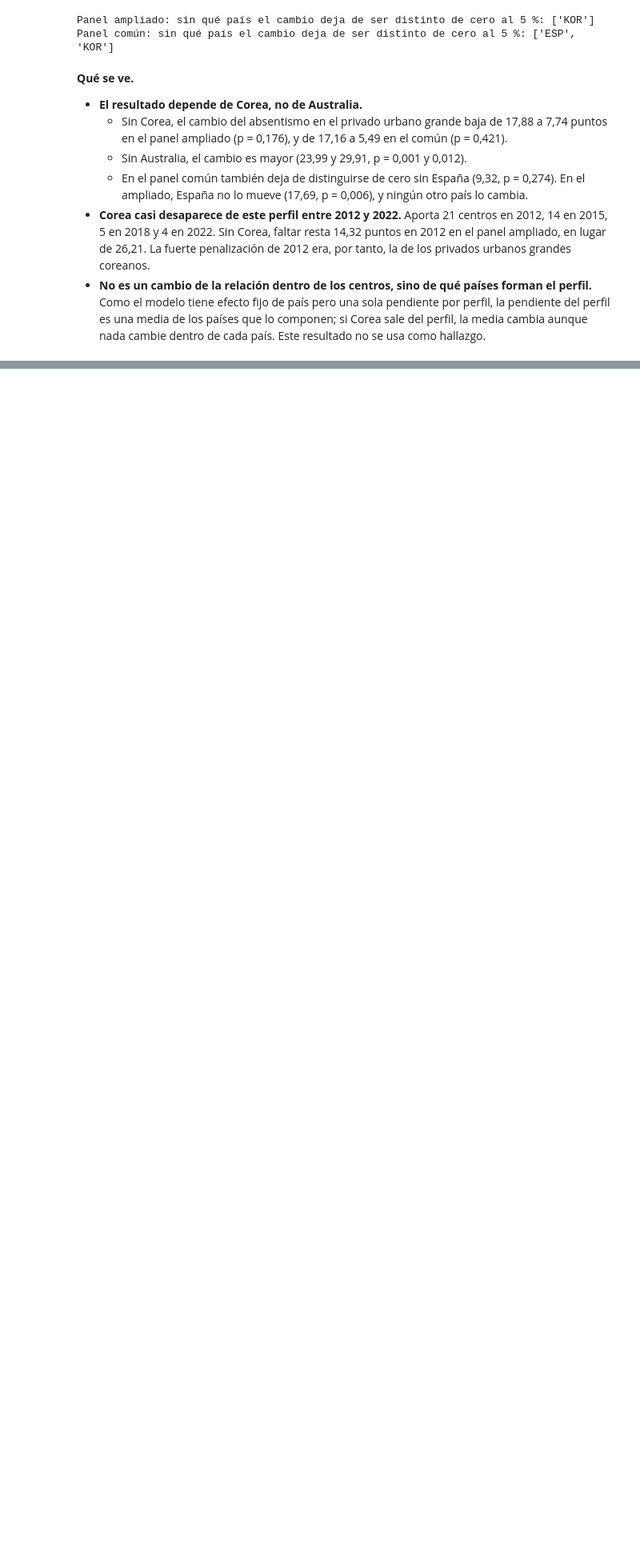
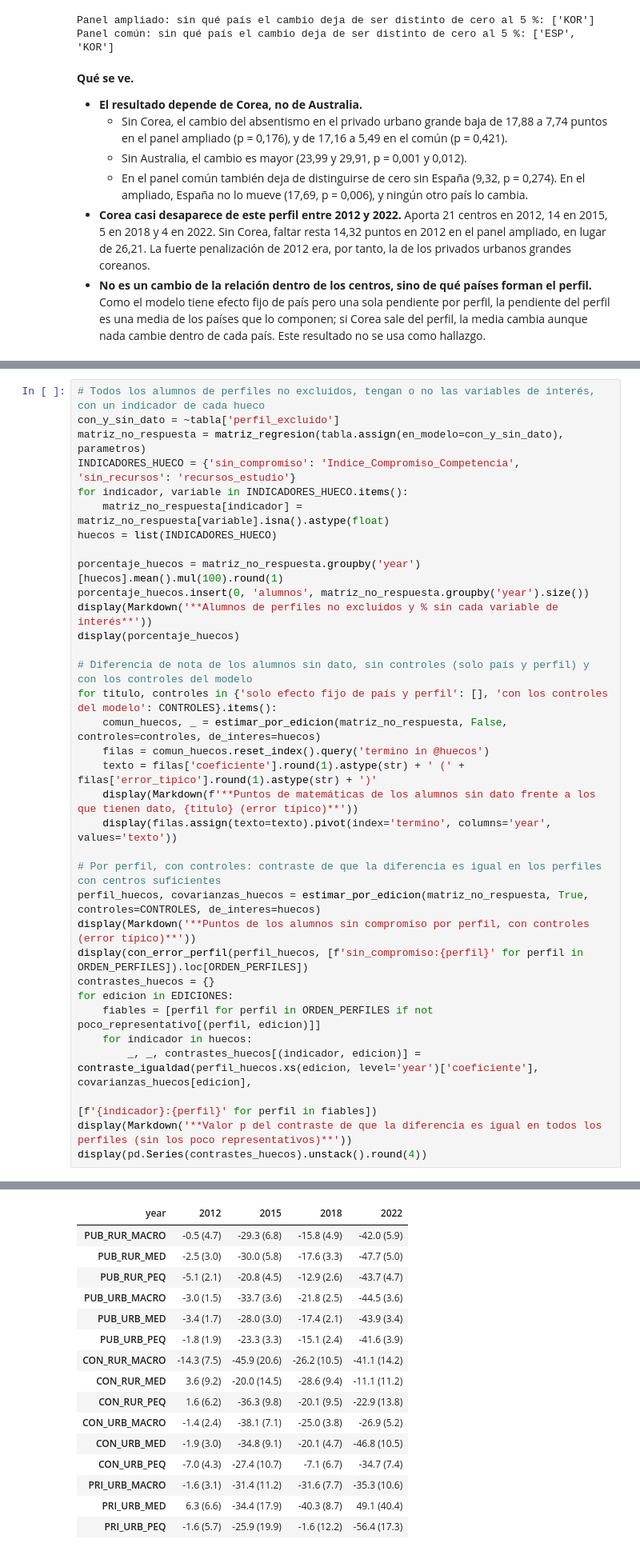
Before and after one commit to musero55/tfm_agente_pisa, a Jupyter notebook: notebooks/fase_3_modelado/03_robustez_regresion.ipynb, the cells around one changed output, grey strips where cells are left out. Shown at 80% size. Drawn from its saved outputs; the diff is of its cells as text; blank space fills up the shorter version.

```diff
--- a/notebooks/fase_3_modelado/03_robustez_regresion.ipynb
+++ b/notebooks/fase_3_modelado/03_robustez_regresion.ipynb
@@ -962,0 +987,35 @@ Panel común: sin qué país el cambio deja de ser distinto de cero al 5 %: ['ES
+# %%
+# Todos los alumnos de perfiles no excluidos, tengan o no las variables de interés, con un indicador de cada hueco
+con_y_sin_dato = ~tabla['perfil_excluido']
+matriz_no_respuesta = matriz_regresion(tabla.assign(en_modelo=con_y_sin_dato), parametros)
+INDICADORES_HUECO = {'sin_compromiso': 'Indice_Compromiso_Competencia', 'sin_recursos': 'recursos_estudio'}
+for indicador, variable in INDICADORES_HUECO.items():
+    matriz_no_respuesta[indicador] = matriz_no_respuesta[variable].isna().astype(float)
+huecos = list(INDICADORES_HUECO)
+
+porcentaje_huecos = matriz_no_respuesta.groupby('year')[huecos].mean().mul(100).round(1)
+porcentaje_huecos.insert(0, 'alumnos', matriz_no_respuesta.groupby('year').size())
+display(Markdown('**Alumnos de perfiles no excluidos y % sin cada variable de interés**'))
+display(porcentaje_huecos)
+
+# Diferencia de nota de los alumnos sin dato, sin controles (solo país y perfil) y con los controles del modelo
+for titulo, controles in {'solo efecto fijo de país y perfil': [], 'con los controles del modelo': CONTROLES}.items():
+    comun_huecos, _ = estimar_por_edicion(matriz_no_respuesta, False, controles=controles, de_interes=huecos)
+    filas = comun_huecos.reset_index().query('termino in @huecos')
+    texto = filas['coeficiente'].round(1).astype(str) + ' (' + filas['error_tipico'].round(1).astype(str) + ')'
+    display(Markdown(f'**Puntos de matemáticas de los alumnos sin dato frente a los que tienen dato, {titulo} (error típico)**'))
+    display(filas.assign(texto=texto).pivot(index='termino', columns='year', values='texto'))
+
+# Por perfil, con controles: contraste de que la diferencia es igual en los perfiles con centros suficientes
+perfil_huecos, covarianzas_huecos = estimar_por_edicion(matriz_no_respuesta, True, controles=CONTROLES, de_interes=huecos)
+display(Markdown('**Puntos de los alumnos sin compromiso por perfil, con controles (error típico)**'))
+display(con_error_perfil(perfil_huecos, [f'sin_compromiso:{perfil}' for perfil in ORDEN_PERFILES]).loc[ORDEN_PERFILES])
+contrastes_huecos = {}
+for edicion in EDICIONES:
+    fiables = [perfil for perfil in ORDEN_PERFILES if not poco_representativo[(perfil, edicion)]]
+    for indicador in huecos:
+        _, _, contrastes_huecos[(indicador, edicion)] = contraste_igualdad(perfil_huecos.xs(edicion, level='year')['coeficiente'], covarianzas_huecos[edicion],
+                                                                           [f'{indicador}:{perfil}' for perfil in fiables])
+display(Markdown('**Valor p del contraste de que la diferencia es igual en todos los perfiles (sin los poco representativos)**'))
+display(pd.Series(contrastes_huecos).unstack().round(4))
+# %% [output]
@@ -962,0 +1040,16 @@ Panel común: sin qué país el cambio deja de ser distinto de cero al 5 %: ['ES
+| year | 2012 | 2015 | 2018 | 2022 |
+| PUB_RUR_MACRO | -0.5 (4.7) | -29.3 (6.8) | -15.8 (4.9) | -42.0 (5.9) |
+| PUB_RUR_MED | -2.5 (3.0) | -30.0 (5.8) | -17.6 (3.3) | -47.7 (5.0) |
+| PUB_RUR_PEQ | -5.1 (2.1) | -20.8 (4.5) | -12.9 (2.6) | -43.7 (4.7) |
+| PUB_URB_MACRO | -3.0 (1.5) | -33.7 (3.6) | -21.8 (2.5) | -44.5 (3.6) |
+| PUB_URB_MED | -3.4 (1.7) | -28.0 (3.0) | -17.4 (2.1) | -43.9 (3.4) |
+| PUB_URB_PEQ | -1.8 (1.9) | -23.3 (3.3) | -15.1 (2.4) | -41.6 (3.9) |
+| CON_RUR_MACRO | -14.3 (7.5) | -45.9 (20.6) | -26.2 (10.5) | -41.1 (14.2) |
+| CON_RUR_MED | 3.6 (9.2) | -20.0 (14.5) | -28.6 (9.4) | -11.1 (11.2) |
+| CON_RUR_PEQ | 1.6 (6.2) | -36.3 (9.8) | -20.1 (9.5) | -22.9 (13.8) |
+| CON_URB_MACRO | -1.4 (2.4) | -38.1 (7.1) | -25.0 (3.8) | -26.9 (5.2) |
+| CON_URB_MED | -1.9 (3.0) | -34.8 (9.1) | -20.1 (4.7) | -46.8 (10.5) |
+| CON_URB_PEQ | -7.0 (4.3) | -27.4 (10.7) | -7.1 (6.7) | -34.7 (7.4) |
+| PRI_URB_MACRO | -1.6 (3.1) | -31.4 (11.2) | -31.6 (7.7) | -35.3 (10.6) |
+| PRI_URB_MED | 6.3 (6.6) | -34.4 (17.9) | -40.3 (8.7) | 49.1 (40.4) |
+| PRI_URB_PEQ | -1.6 (5.7) | -25.9 (19.9) | -1.6 (12.2) | -56.4 (17.3) |
```
Also changed, not shown: parts of 11 cells of this notebook, 32 other files.
